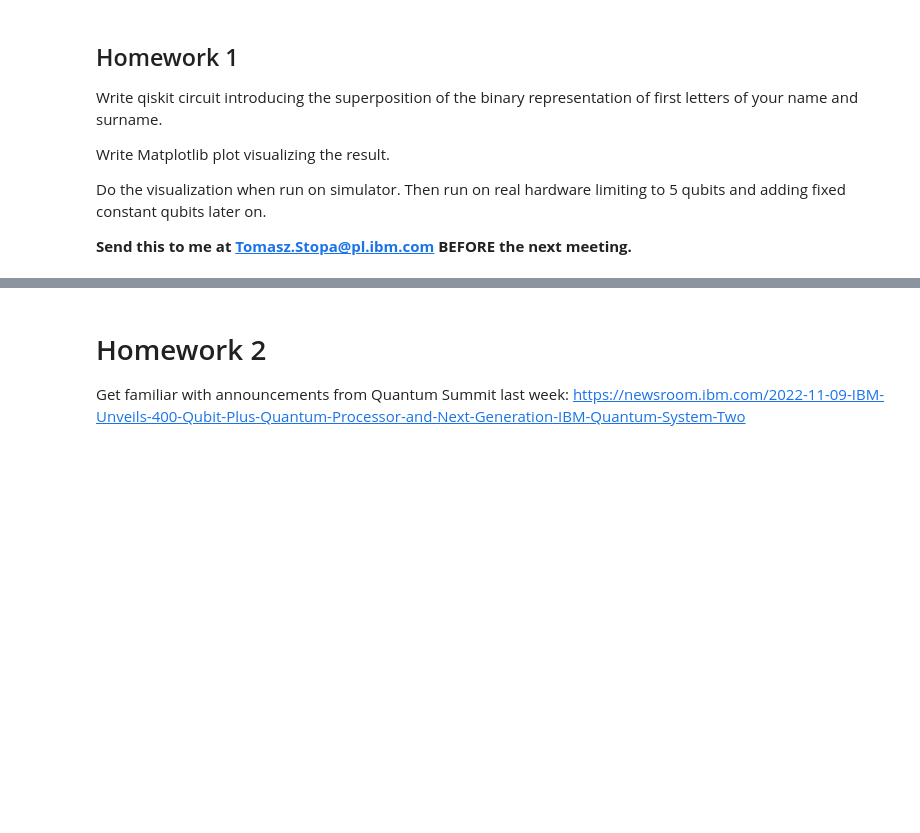
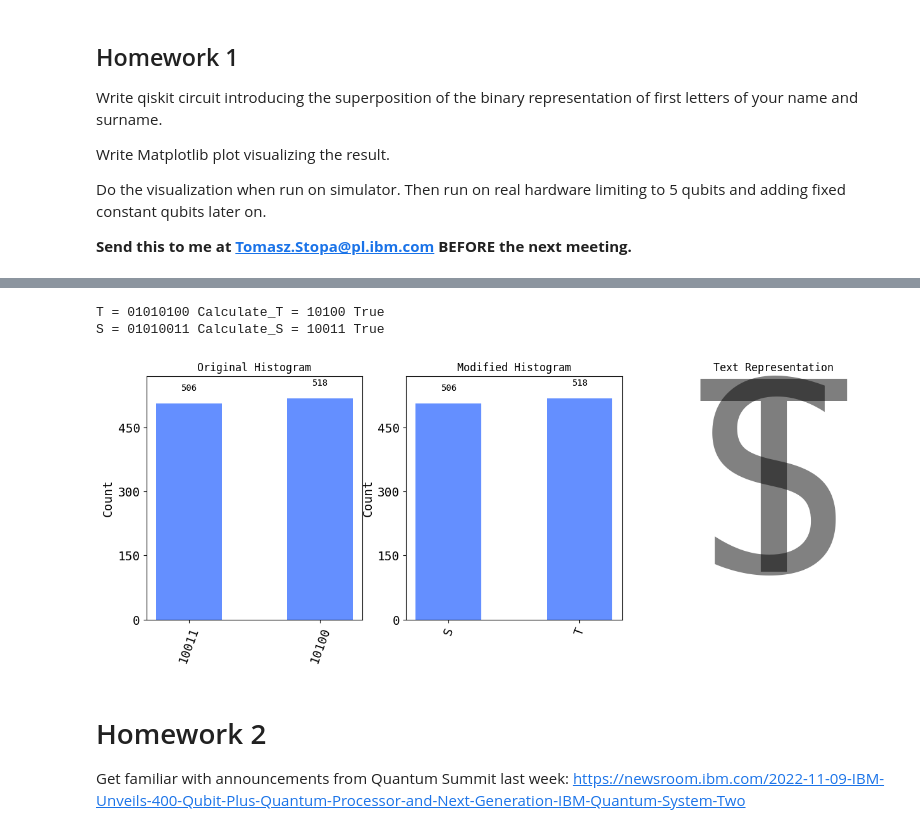
Before and after one commit to MrLipa/Study_2Y-2S_Programming_IBM_Quantum_Computers, a Jupyter notebook: lab02/lab02.ipynb, the cells around one changed output, grey strips where cells are left out. Cells and saved outputs as stored; diff of their text form; code cells hidden in the pictures; blank space fills up the shorter version.

```diff
--- a/lab02/lab02.ipynb
+++ b/lab02/lab02.ipynb
@@ -372,0 +490,66 @@ plt.show()
+# %%
+from qiskit import *
+from qiskit.tools.visualization import plot_histogram
+import matplotlib.pyplot as plt
+
+
+
+from qiskit import QuantumRegister, ClassicalRegister, QuantumCircuit
+from numpy import pi
+
+qreg_q = QuantumRegister(5, 'q')
+creg_c = ClassicalRegister(5, 'c')
+circuit = QuantumCircuit(qreg_q, creg_c)
+
+circuit.h(qreg_q[0])
+circuit.cx(qreg_q[0], qreg_q[1])
+circuit.x(qreg_q[4])
+circuit.cx(qreg_q[1], qreg_q[2])
+circuit.x(qreg_q[2])
+circuit.measure(qreg_q[0], creg_c[0])
+circuit.measure(qreg_q[1], creg_c[1])
+circuit.measure(qreg_q[2], creg_c[2])
+circuit.measure(qreg_q[3], creg_c[3])
+circuit.measure(qreg_q[4], creg_c[4])
+# @columns [0,1,2,3,4,5,6,7,8,9]
+
+
+
+shots = 1024
+backend = BasicAer.get_backend('qasm_simulator')
+job = execute(circuit, backend=backend, shots=shots)
+result = job.result()
+T=format(ord('T'), '08b')
+S=format(ord('S'), '08b')
+Calculate_T = list(result.get_counts().keys())[0]
+Calculate_S = list(result.get_counts().keys())[1]
+print(f"T = {T} Calculate_T = {Calculate_T} {Calculate_T == T[-5:]}")
+print(f"S = {S} Calculate_S = {Calculate_S} {Calculate_S == S[-5:]}")
+
+new_result = {}
+for binary_key, value in result.get_counts().items():
+    ascii_code = int("010"+binary_key, 2)
+    char_key = chr(ascii_code)
+    new_result[char_key] = value
+
+fig, axs = plt.subplots(1, 3, figsize=(15, 5))
+
+axs[0].set_title("Original Histogram")
+plot_histogram(result.get_counts(), ax=axs[0])
+
+axs[1].set_title("Modified Histogram")
+plot_histogram(new_result, ax=axs[1])
+
+axs[2].set_title("Text Representation")
+axs[2].axis('off')
+for binary_key, value in result.get_counts().items():
+    ascii_code = int("010"+binary_key, 2)
+    char_key = chr(ascii_code)
+    axs[2].annotate(char_key, (0.5, 0.5), va="center", ha="center",
+                    color=(0, 0, 0, value/shots), size=300)
+
+plt.show()
+# %% [output]
+T = 01010100 Calculate_T = 10100 True
+S = 01010011 Calculate_S = 10011 True
+[figure, added]
```
Also changed, not shown: parts of 20 cells of this notebook, 4 other files.
